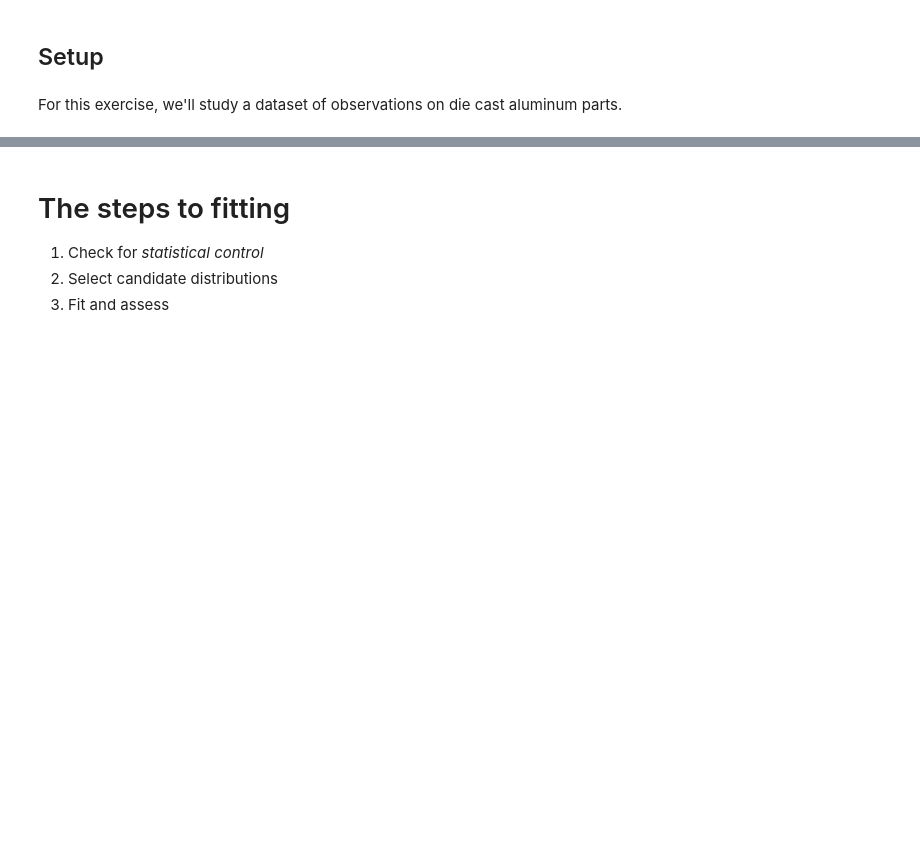
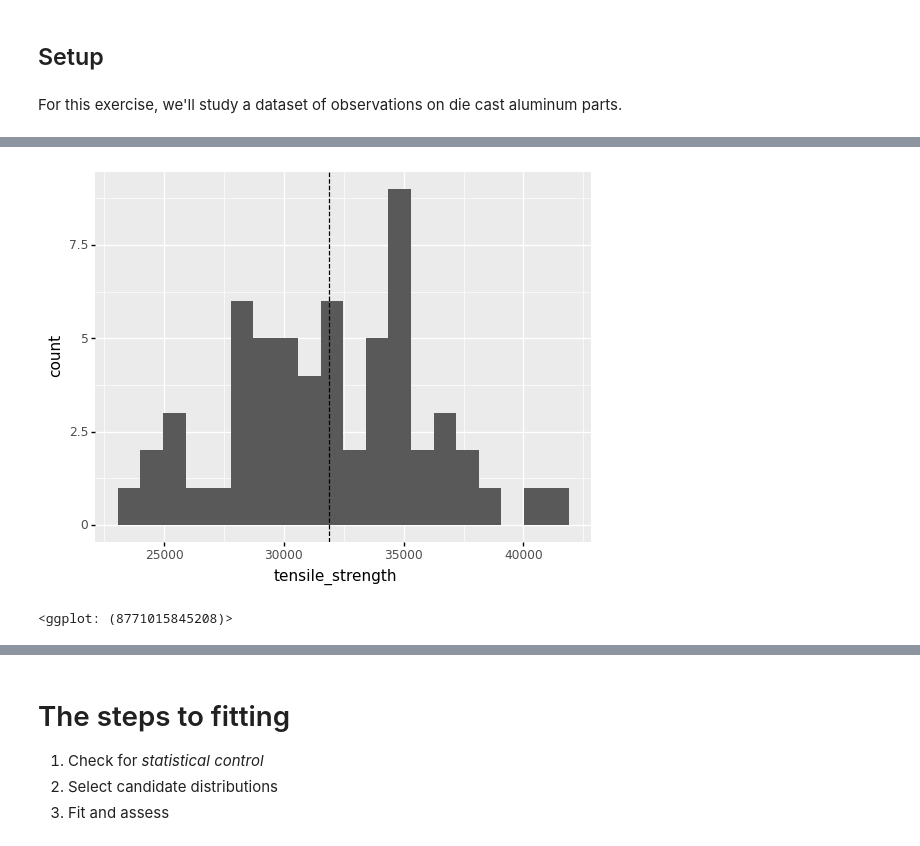
Before and after one commit to zdelrosario/evc-course, a Jupyter notebook: exercises/e-grama06-fit-univar-master.ipynb, the cells around one changed output, grey strips where cells are left out. Cells and saved outputs as stored; diff of their text form; code cells hidden in the pictures; blank space fills up the shorter version.

```diff
--- a/exercises/e-grama06-fit-univar-master.ipynb
+++ b/exercises/e-grama06-fit-univar-master.ipynb
@@ -14,0 +33,16 @@ from grama.data import df_shewhart
+# %%
+# NOTE: No need to edit; run and inspect
+(
+    df_shewhart
+    >> gr.ggplot(gr.aes("tensile_strength"))
+    + gr.geom_histogram(bins=20)
+    + gr.geom_vline(
+        data=df_shewhart
+        >> gr.tf_summarize(tensile_strength=gr.mean(DF.tensile_strength)),
+        mapping=gr.aes(xintercept="tensile_strength"),
+        linetype="dashed",
+    )
+)
+# %% [output]
+[figure, added]
+<ggplot: (8771015845208)>
```
Also changed, not shown: parts of 24 cells of this notebook.
